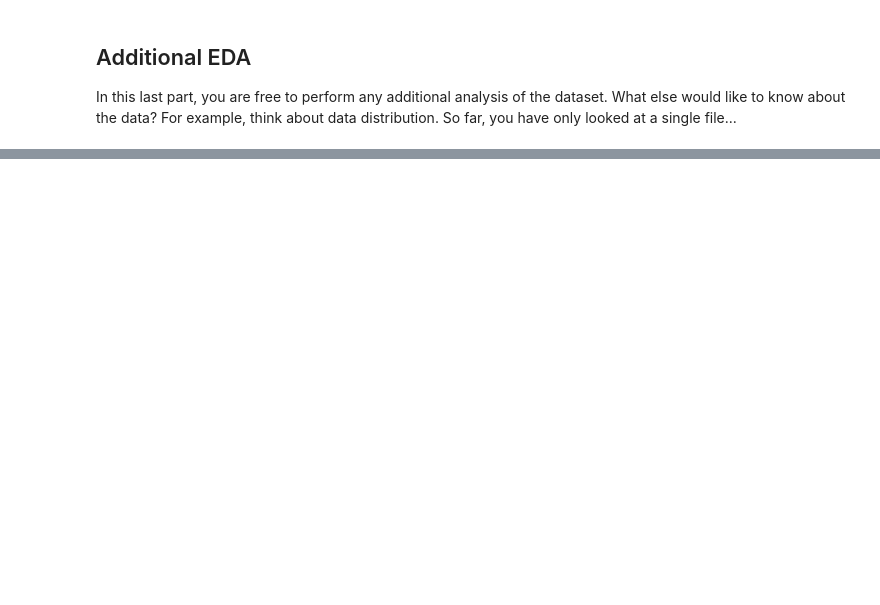
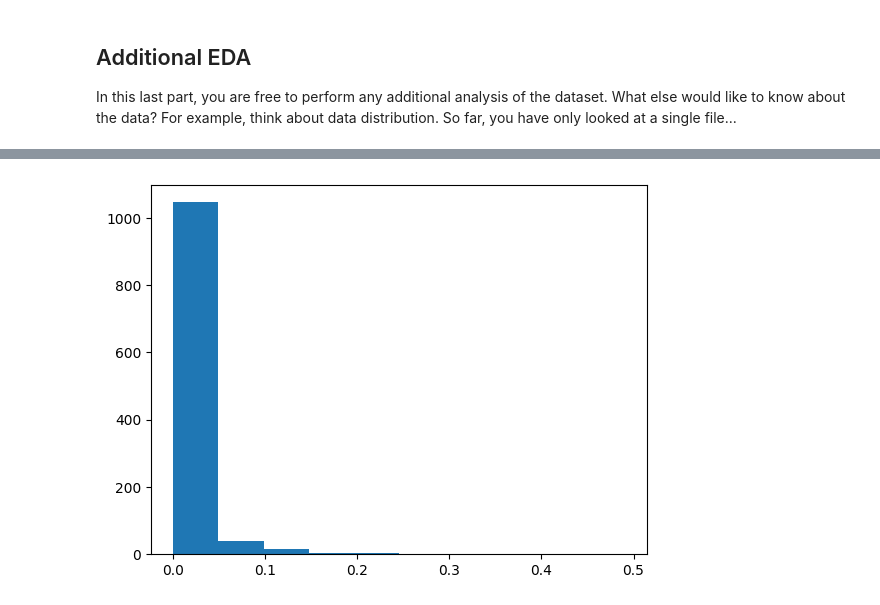
Before and after one commit to peryaudo/nd013-c1-vision-starter, a Jupyter notebook: Exploratory Data Analysis.ipynb, the cells around one changed output, grey strips where cells are left out. Drawn from its saved outputs; the diff is of its cells as text; code cells hidden in the pictures; blank space fills up the shorter version.

```diff
--- a/Exploratory Data Analysis.ipynb
+++ b/Exploratory Data Analysis.ipynb
@@ -72,0 +93,10 @@ For example, think about data distribution. So far, you have only looked at a si
+# %%
+areas = []
+for data in data50:
+    for bbox in data['groundtruth_boxes']:
+        sy, sx, ey, ex = bbox
+        areas.append(abs((ex - sx) * (ey - sx)))
+plt.hist(areas)
+plt.show()
+# %% [output]
+[figure, added]
```
Also changed, not shown: parts of 3 cells of this notebook.
